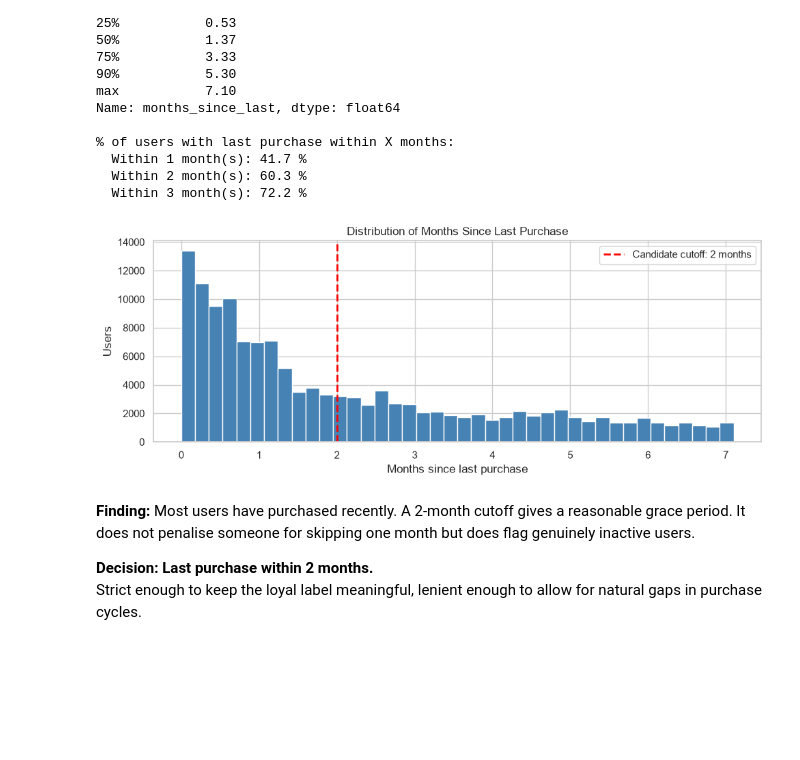
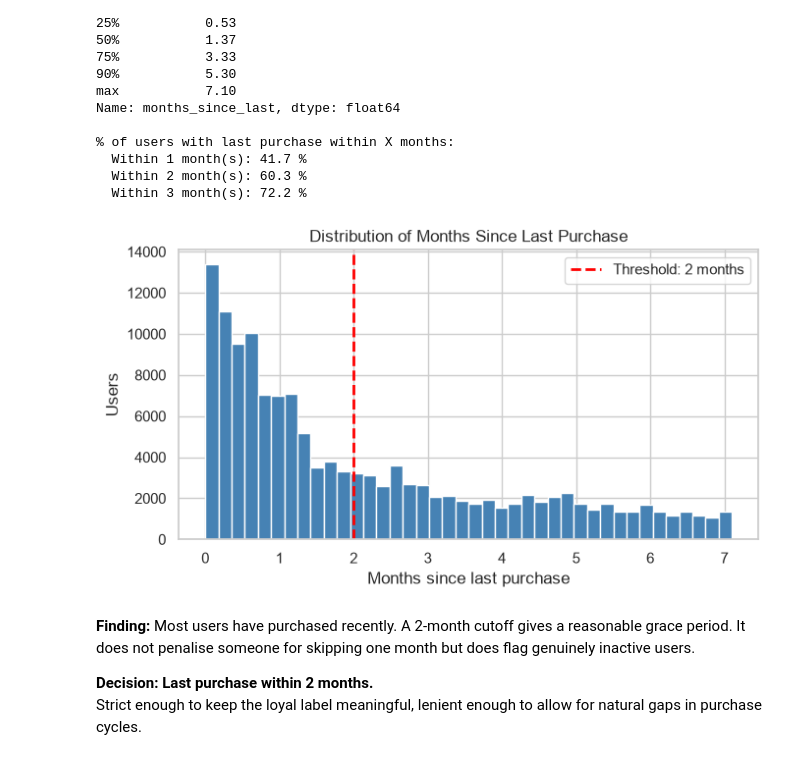
Before and after one commit to Prathmesh8280/Paidy, a Jupyter notebook: ds_candidate_assignment/spendy_loyalty_analysis.ipynb, the cells around one changed output. Saved outputs shown, nothing was run; the diff lists cells and outputs as text; code cells hidden in the pictures; blank space fills up the shorter version.

```diff
--- a/ds_candidate_assignment/spendy_loyalty_analysis.ipynb
+++ b/ds_candidate_assignment/spendy_loyalty_analysis.ipynb
@@ -130,6 +124,7 @@ To get there, five components are defined below, each one grounded in the data.
 
 > **Note on pre-existing users:** ~47% of users have no `first_purchase=True` flag, meaning they joined before the dataset window (June 2020). Their true join date is unknown so tenure is measured from June 1, 2020, which slightly understates it and inflates their rates. This is acceptable for the loyalty definition in Section 2 since more data is better. The ML model in Section 4 avoids this entirely by using only new users.
 # %%
+df['year_month'] = df['timestamp'].dt.to_period('M')
 dataset_end = df['timestamp'].max()
 
 user_stats = df.groupby('user_id').agg(
@@ -137,7 +132,8 @@ user_stats = df.groupby('user_id').agg(
     last_date       = ('timestamp', 'max'),
     total_purchases = ('purchase_id', 'count'),
     total_spend     = ('price', 'sum'),
-    unique_shops    = ('shop_id', 'nunique')
+    unique_shops    = ('shop_id', 'nunique'),
+    active_months   = ('year_month', 'nunique'),
 ).reset_index()
 
 user_stats['months_registered'] = (dataset_end - user_stats['join_date']).dt.days / 30
@@ -375,17 +445,17 @@ Name: months_since_last, dtype: float64
   Within 2 month(s): 60.3 %
   Within 3 month(s): 72.2 %
 # %%
-fig, ax = plt.subplots(figsize=(10, 4))
+fig, ax = plt.subplots(figsize=(7, 4))
 user_stats['months_since_last'].hist(bins=40, ax=ax, color='steelblue', edgecolor='white')
-ax.axvline(2, color='red', linestyle='--', linewidth=2, label='Candidate cutoff: 2 months')
+ax.axvline(2, color='red', linestyle='--', linewidth=2, label='Threshold: 2 months')
 ax.set_title('Distribution of Months Since Last Purchase')
 ax.set_xlabel('Months since last purchase')
 ax.set_ylabel('Users')
 ax.legend()
 plt.tight_layout()
 plt.show()
 # %% [output]
-[figure, old version]
+[figure, new version]
 # %% [markdown]
 **Finding:** Most users have purchased recently. A 2-month cutoff gives a reasonable grace period. It does not penalise someone for skipping one month but does flag genuinely inactive users.
 
```
Also changed, not shown: parts of 31 cells of this notebook, 4 other files.
